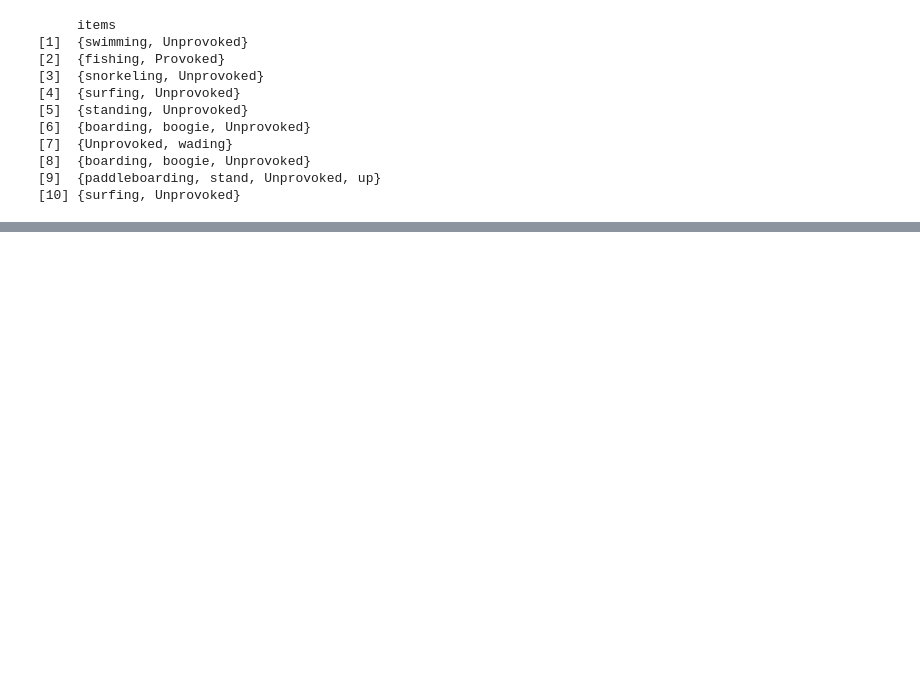
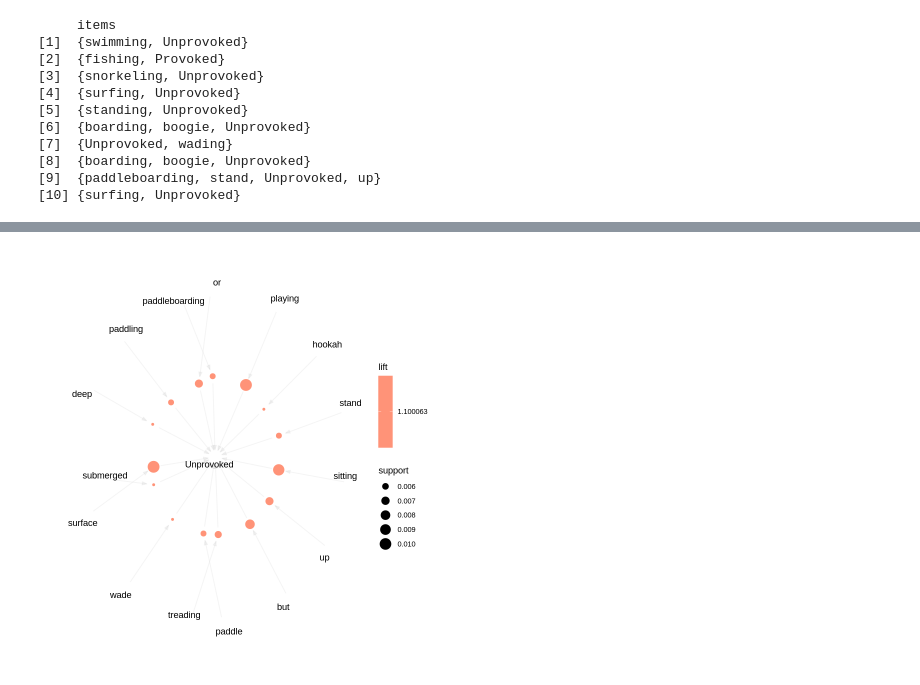
Before and after one commit to u8450/CSCI5622-Shark-Attack, a Jupyter notebook: Unsupervised/ARM_sharks.ipynb, the cells around one changed output, grey strips where cells are left out. Cells and saved outputs as stored; diff of their text form; code cells hidden in the pictures; blank space fills up the shorter version.

```diff
--- a/Unsupervised/ARM_sharks.ipynb
+++ b/Unsupervised/ARM_sharks.ipynb
@@ -40,11 +40,12 @@ Warning message in asMethod(object):
 [10] {surfing, Unprovoked}
 # %%
 # apriori rule for sharks, activities that led to unprovoked attacks
-Unprovoked_ARM1 = arules::apriori(Sharks, parameter = list(support=.02,confidence=.02,minlen=2),
+
+Unprovoked_ARM = arules::apriori(Sharks, parameter = list(support=.005,confidence=.005,minlen=2),
                                 appearance = list(default="lhs", rhs="Unprovoked"))
 
-Unprovoked_SortedARM1 <- sort(Unprovoked_ARM1, by="support", decreasing=TRUE)
-inspect(Unprovoked_SortedARM1[1:10])
+Unprovoked_Sorted_sup_ARM <- sort(Unprovoked_ARM, by="support", decreasing=TRUE)
+inspect(Unprovoked_Sorted_sup_ARM[1:15])
 # %% [output]
 Apriori
 
@@ -168,0 +174,5 @@ Algorithmic control:
+# %%
+conf_unp_plot <- head(sort(Unprovoked_ARM, by="confidence"),15)
+plot(conf_unp_plot,method="graph")
+# %% [output]
+[figure, added]
```
Also changed, not shown: parts of 13 cells of this notebook.
